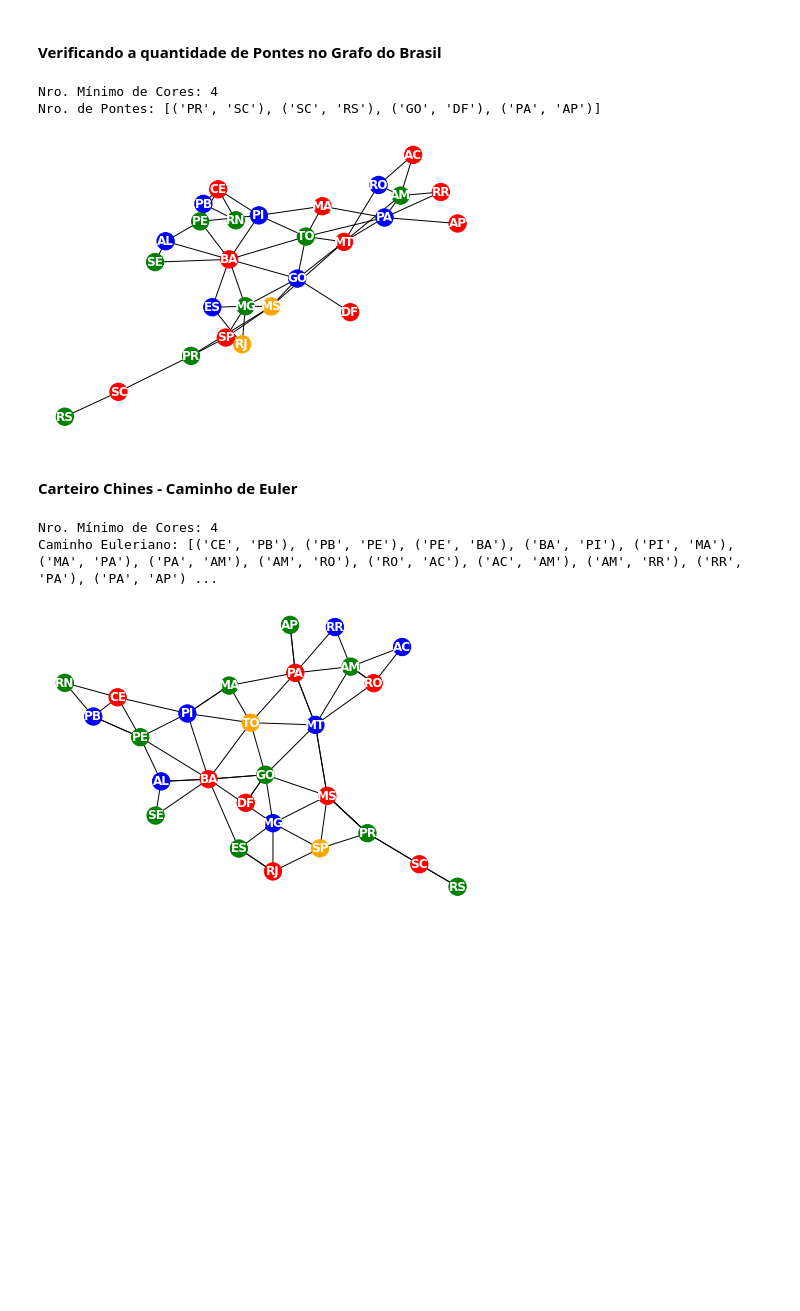
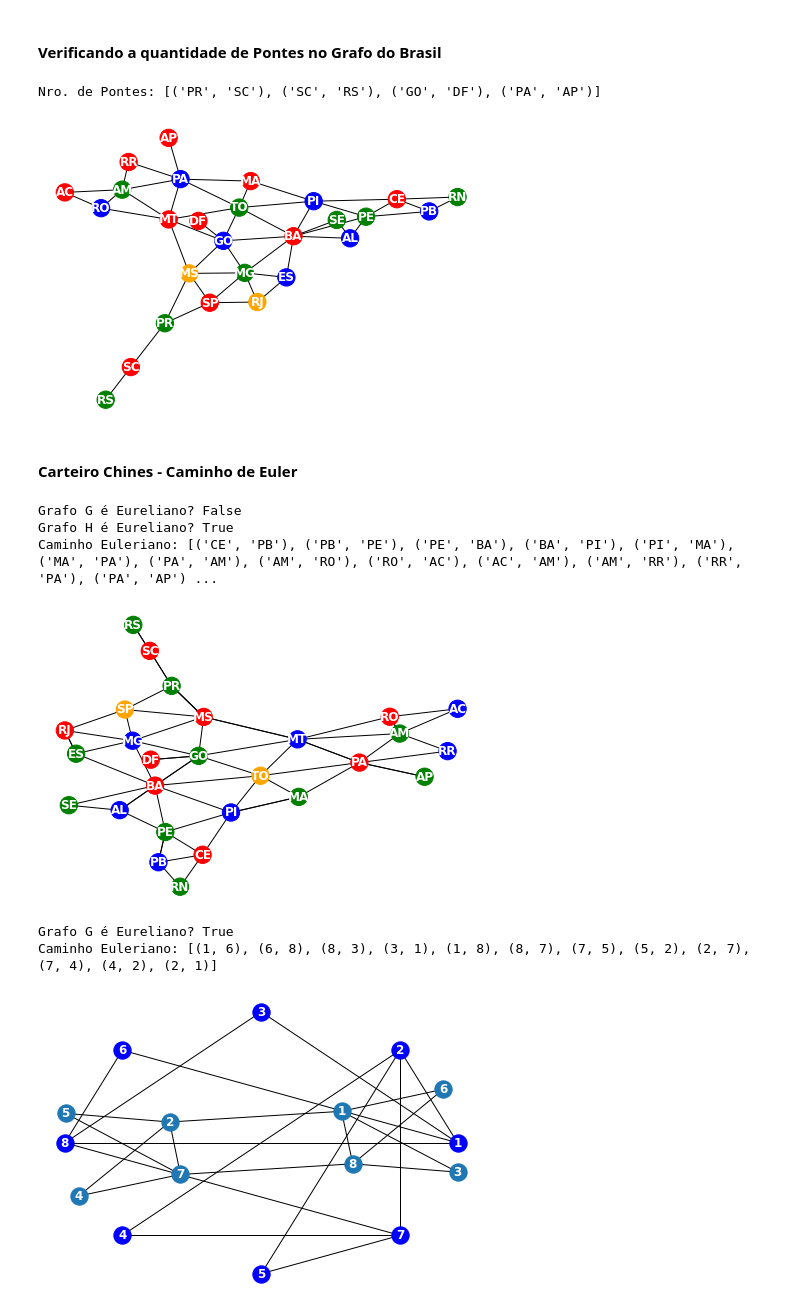
Before and after one commit to danielmoraesdelima/analise_dados_grafos, a Jupyter notebook: TB02/Grafos-Trabalho-Equipe4-Raimir.ipynb, the cells around one changed output. Saved outputs shown, nothing was run; the diff lists cells and outputs as text; code cells hidden in the pictures; blank space fills up the shorter version.

```diff
--- a/TB02/Grafos-Trabalho-Equipe4-Raimir.ipynb
+++ b/TB02/Grafos-Trabalho-Equipe4-Raimir.ipynb
@@ -24,7 +24,7 @@ def pintavertices(G):
 
     #Exibe o Nro. Cromático para aferição
     chromaticnumber = max(g_color.values())+1
-    print("Nro. Mínimo de Cores:", chromaticnumber)
+    ##print("Nro. Mínimo de Cores:", chromaticnumber)
 
     # Preenchimento das cortes de cada vértice, precisamos criar um laço para facilitar o preenchimento
     for node in G:
@@ -56,14 +56,19 @@ nx.draw(G, pos=nx.spring_layout(G), with_labels=True, font_weight='bold', font_c
 # Mostra quais pontes no Grafo do Brasil
 print("Nro. de Pontes:", list(nx.bridges(G)))
 # %% [output]
-Nro. Mínimo de Cores: 4
 Nro. de Pontes: [('PR', 'SC'), ('SC', 'RS'), ('GO', 'DF'), ('PA', 'AP')]
-[figure, old version]
+[figure, new version]
 # %% [markdown]
 #### Carteiro Chines - Caminho de Euler
 # %%
+# Verificar se o Grafo é Eureliano
+print('Grafo G é Eureliano?',nx.is_eulerian(G))
+
 #Transformando em o Grafo do Brasil em um circuito Euleriano
 H = nx.eulerize(G)
+
+# Verificar se o Grafo é Eureliano
+print('Grafo H é Eureliano?',nx.is_eulerian(H))
 
 # Mostra o grafo colorido
 mapadecor=pintavertices(H)
@@ -72,6 +77,34 @@ nx.draw(H, pos=nx.spring_layout(H), with_labels=True, font_weight='bold', font_c
 # Mostra o caminho Euleriano do novo Grafo
 print("Caminho Euleriano:", list(nx.eulerian_circuit(H)))
 # %% [output]
-Nro. Mínimo de Cores: 4
+Grafo G é Eureliano? False
+Grafo H é Eureliano? True
 Caminho Euleriano: [('CE', 'PB'), ('PB', 'PE'), ('PE', 'BA'), ('BA', 'PI'), ('PI', 'MA'), ('MA', 'PA'), ('PA', 'AM'), ('AM', 'RO'), ('RO', 'AC'), ('AC', 'AM'), ('AM', 'RR'), ('RR', 'PA'), ('PA', 'AP') ...
-[figure, old version]
+[figure, new version]
+# %%
+# Outro Exemplo de utilização de Grafos Eulerianos
+# Criação do Grafo
+G = nx.Graph()
+
+# Criação de toas as arestas, com apoio de outros colegas que já haviam desenhando os vértices.
+E = [(1,2), (1,3), (1,6), (1,8), (2,4), (2,5), (2,7), (3,8), (4,7), (5,7), (6,8), (7,8)]
+
+# Adicionando as Arestas ao Grafo
+G.add_edges_from(E)
+
+# Mostra o grafo colorido
+G.add_edges_from(E)
+nx.draw(G, pos=nx.circular_layout(G), with_labels=True, font_weight='bold', font_color="w", node_color='b')
+
+# Verificar se o Grafo é Eureliano
+print('Grafo G é Eureliano?',nx.is_eulerian(G))
+
+# Mostra o grafo colorido
+nx.draw(G, pos=nx.spring_layout(G), with_labels=True, font_weight='bold', font_color="w")
+
+# Mostra o caminho Euleriano do novo Grafo
+print("Caminho Euleriano:", list(nx.eulerian_circuit(G)))
+# %% [output]
+Grafo G é Eureliano? True
+Caminho Euleriano: [(1, 6), (6, 8), (8, 3), (3, 1), (1, 8), (8, 7), (7, 5), (5, 2), (2, 7), (7, 4), (4, 2), (2, 1)]
+[figure, added]
```
